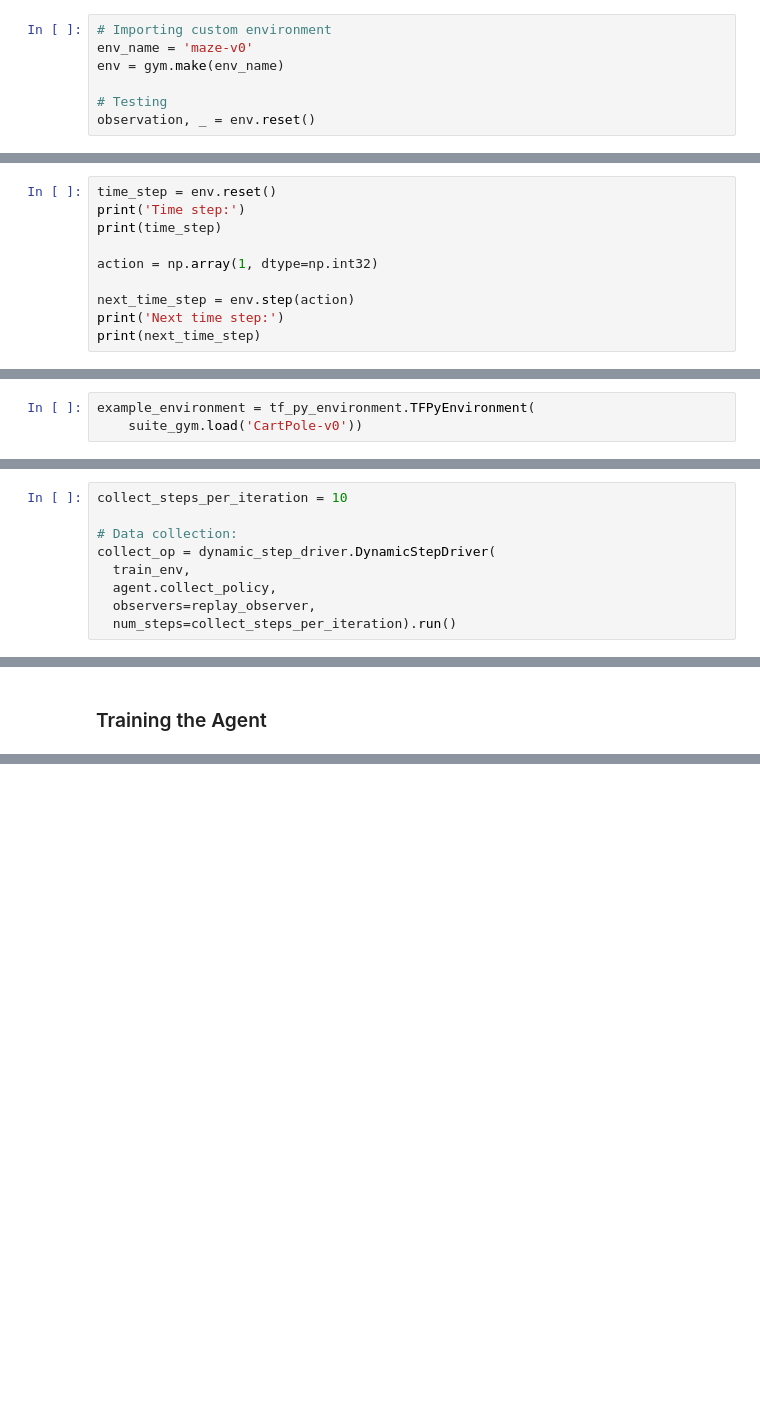
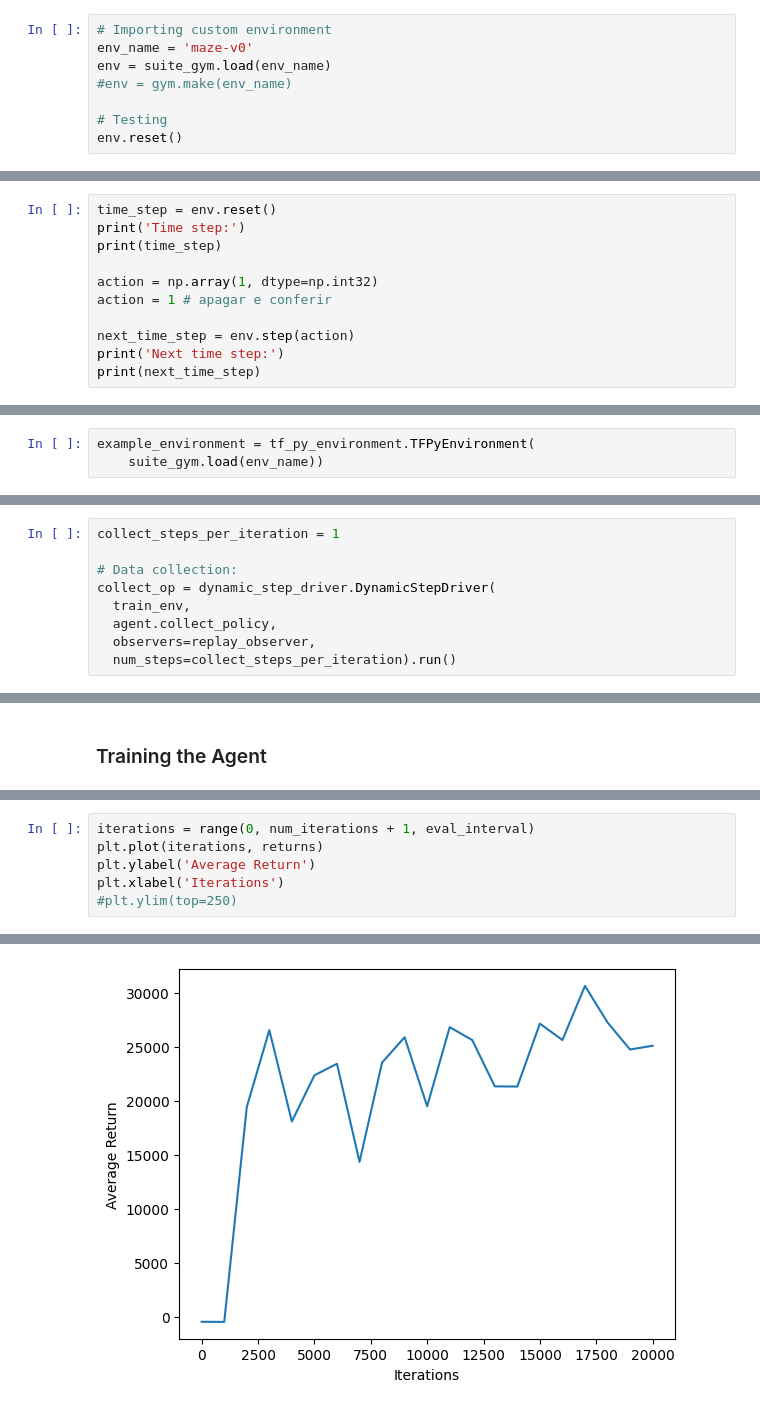
Before and after one commit to AndreNasci/tf-maze-drone, a Jupyter notebook: droneMaze-tfagents.ipynb, the cells around one changed output, grey strips where cells are left out. Saved outputs shown, nothing was run; the diff lists cells and outputs as text; blank space fills up the shorter version.

```diff
--- a/droneMaze-tfagents.ipynb
+++ b/droneMaze-tfagents.ipynb
@@ -69,8 +69,9 @@ from gym.spaces import Discrete, Box
 # %%
 # Importing custom environment
 env_name = 'maze-v0'
-env = gym.make(env_name)
+env = suite_gym.load(env_name)
+#env = gym.make(env_name)
 
 # Testing
-observation, _ = env.reset()
+env.reset()
 # %% [output]
@@ -120,6 +119,7 @@ print('Time step:')
 print(time_step)
 
 action = np.array(1, dtype=np.int32)
+action = 1 # apagar e conferir
 
 next_time_step = env.step(action)
 print('Next time step:')
@@ -208,7 +213,7 @@ random_policy = random_tf_policy.RandomTFPolicy(train_env.time_step_spec(),
                                                 train_env.action_spec())
 # %%
 example_environment = tf_py_environment.TFPyEnvironment(
-    suite_gym.load('CartPole-v0'))
+    suite_gym.load(env_name))
 # %%
 time_step = example_environment.reset()
 # %%
@@ -264,7 +269,7 @@ replay_observer = [replay_buffer.add_batch]
 # %% [markdown]
 ### Data Collection
 # %%
-collect_steps_per_iteration = 10
+collect_steps_per_iteration = 1
 
 # Data collection:
 collect_op = dynamic_step_driver.DynamicStepDriver(
@@ -357,0 +362,7 @@ step = 9400: loss = 63.771217346191406
+# %%
+iterations = range(0, num_iterations + 1, eval_interval)
+plt.plot(iterations, returns)
+plt.ylabel('Average Return')
+plt.xlabel('Iterations')
+#plt.ylim(top=250)
+# %% [output]
@@ -357,0 +370 @@ step = 9400: loss = 63.771217346191406
+[figure, added]
```
Also changed, not shown: parts of 16 cells of this notebook, 3 other files.
